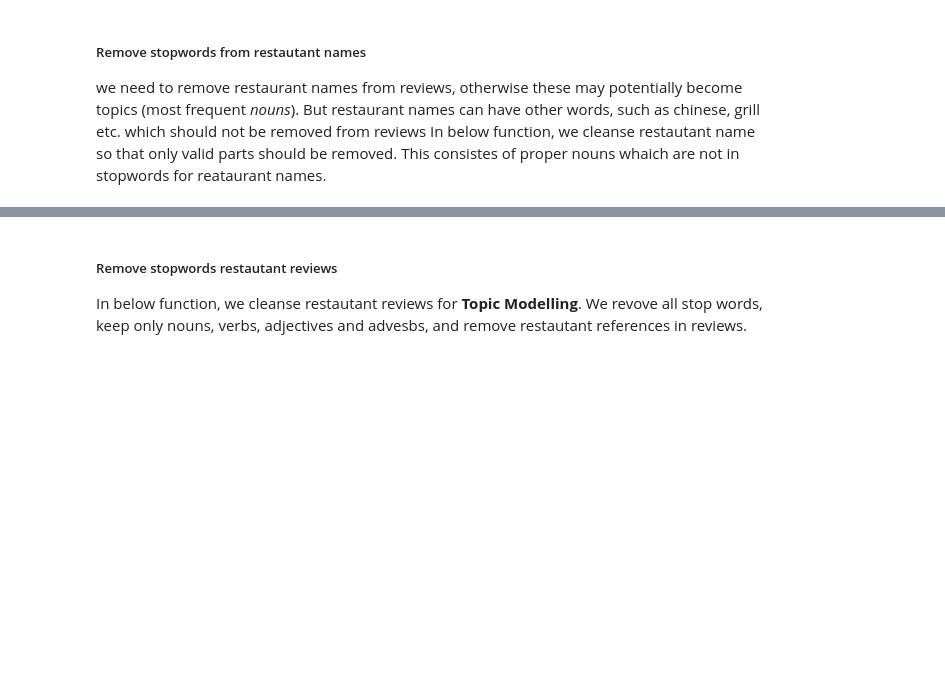
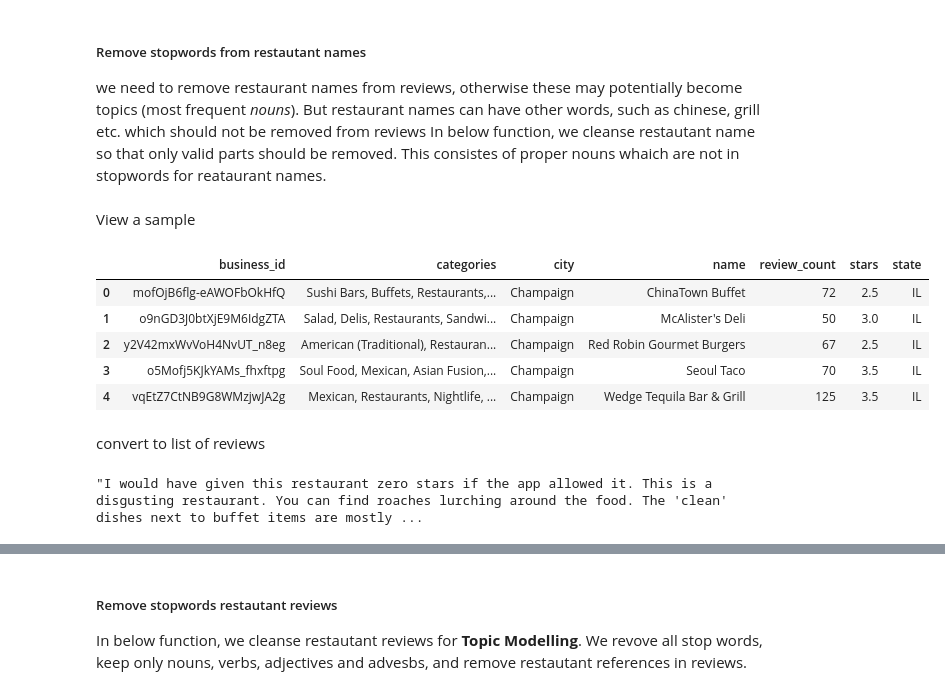
Before and after one commit to AsadBinImtiaz/CS410_UIUC, a Jupyter notebook: yummy-nlp.ipynb, the cells around one changed output, grey strips where cells are left out. Saved outputs shown, nothing was run; the diff lists cells and outputs as text; code cells hidden in the pictures; blank space fills up the shorter version.

```diff
--- a/yummy-nlp.ipynb
+++ b/yummy-nlp.ipynb
@@ -174,5 +282,3 @@ Restaurant_business.groupby('state').count()
-# %%
-state_filter = 'WI'
 # %%
 restaurants_per_state = Restaurant_business.groupby('state').count()[['business_id']].rename(columns={'state': 'State', 'business_id': 'Restaurants'})
 # %%
@@ -214,10 +338,10 @@ For testing, we read only the restaurants and reviews in **Arizona**
 sample_restaurants_to_load = 100000
 
 # Only Arizona Businesses, Change if needed
-restaurant_file='processed_data/restaurants.csv'
-reviews_file   ='processed_data/restaurant_reviews.csv'
-#restaurant_file='processed_data/'+state_filter+'_restaurants.csv'
-#reviews_file   ='processed_data/'+state_filter+'_restaurant_reviews.csv'
+#restaurant_file='processed_data/restaurants.csv'
+#reviews_file   ='processed_data/restaurant_reviews.csv'
+restaurant_file='processed_data/'+state_filter+'_restaurants.csv'
+reviews_file   ='processed_data/'+state_filter+'_restaurant_reviews.csv'
 # %%
 %%time
 # SPACY
@@ -390,12 +554,25 @@ def clean_name(name):
         name_toks.append(chunk.text.lower())
 
     return name_toks
+# %% [markdown]
+View a sample
 # %%
-all_restaurants
+all_restaurants.head(5)
+# %% [output]
+|  | business_id | categories | city | name | review_count | stars | state |
+| 0 | mofOjB6flg-eAWOFbOkHfQ | Sushi Bars, Buffets, Restaurants,... | Champaign | ChinaTown Buffet | 72 | 2.5 | IL |
+| 1 | o9nGD3J0btXjE9M6IdgZTA | Salad, Delis, Restaurants, Sandwi... | Champaign | McAlister's Deli | 50 | 3.0 | IL |
+| 2 | y2V42mxWvVoH4NvUT_n8eg | American (Traditional), Restauran... | Champaign | Red Robin Gourmet Burgers | 67 | 2.5 | IL |
+| 3 | o5Mofj5KJkYAMs_fhxftpg | Soul Food, Mexican, Asian Fusion,... | Champaign | Seoul Taco | 70 | 3.5 | IL |
+| 4 | vqEtZ7CtNB9G8WMzjwJA2g | Mexican, Restaurants, Nightlife, ... | Champaign | Wedge Tequila Bar & Grill | 125 | 3.5 | IL |
+# %% [markdown]
+convert to list of reviews
 # %%
 data = (all_reviews['text'])
 # %%
 data[0]
+# %% [output]
+"I would have given this restaurant zero stars if the app allowed it. This is a disgusting restaurant. You can find roaches lurching around the food. The 'clean' dishes next to buffet items are mostly ...
 # %%
 %%time
 data = clean_string(data)
```
Also changed, not shown: parts of 91 cells of this notebook.
